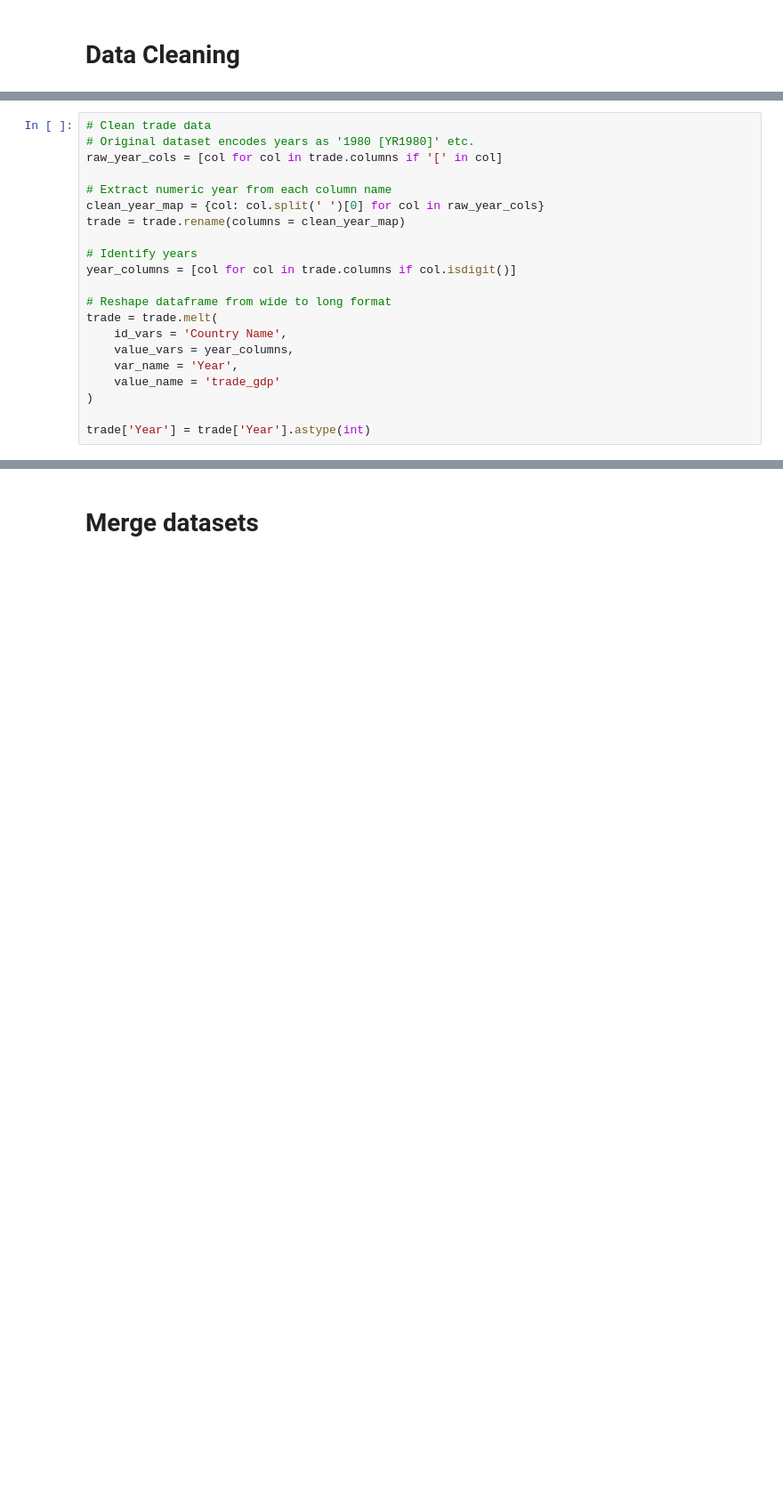
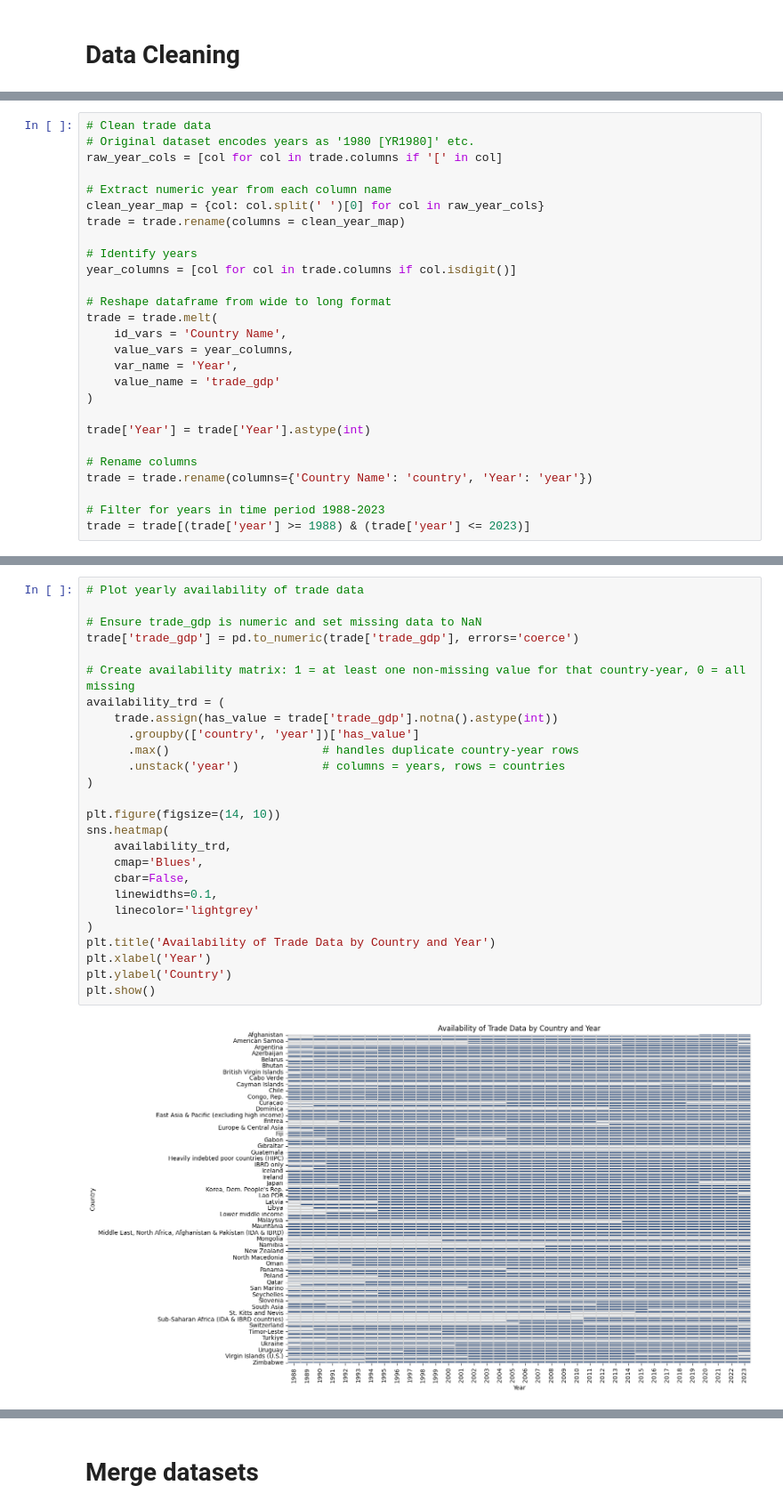
Before and after one commit to RadostTrak/trade-growth-panel-analysis, a Jupyter notebook: 01_data_cleaning.ipynb, the cells around one changed output, grey strips where cells are left out. Shown at 89% size. Cells and saved outputs as stored; diff of their text form; blank space fills up the shorter version.

```diff
--- a/01_data_cleaning.ipynb
+++ b/01_data_cleaning.ipynb
@@ -190,6 +195,12 @@ trade = trade.melt(
 )
 
 trade['Year'] = trade['Year'].astype(int)
+
+# Rename columns
+trade = trade.rename(columns={'Country Name': 'country', 'Year': 'year'})
+
+# Filter for years in time period 1988-2023
+trade = trade[(trade['year'] >= 1988) & (trade['year'] <= 2023)]
 # %%
 # Clean income group data
 income_groups = income_groups.rename(columns = {'Entity': 'country',
@@ -210,0 +258,28 @@ pwt['log_gdppc_growth'] = (np.log(pwt['rgdp_pc'])
+# %%
+# Plot yearly availability of trade data
+
+# Ensure trade_gdp is numeric and set missing data to NaN
+trade['trade_gdp'] = pd.to_numeric(trade['trade_gdp'], errors='coerce')
+
+# Create availability matrix: 1 = at least one non-missing value for that country-year, 0 = all missing
+availability_trd = (
+    trade.assign(has_value = trade['trade_gdp'].notna().astype(int))
+      .groupby(['country', 'year'])['has_value']
+      .max()                      # handles duplicate country-year rows
+      .unstack('year')            # columns = years, rows = countries
+)
+
+plt.figure(figsize=(14, 10))
+sns.heatmap(
+    availability_trd,
+    cmap='Blues',
+    cbar=False,
+    linewidths=0.1,
+    linecolor='lightgrey'
+)
+plt.title('Availability of Trade Data by Country and Year')
+plt.xlabel('Year')
+plt.ylabel('Country')
+plt.show()
+# %% [output]
+[figure, added]
```
Also changed, not shown: parts of 12 cells of this notebook.
